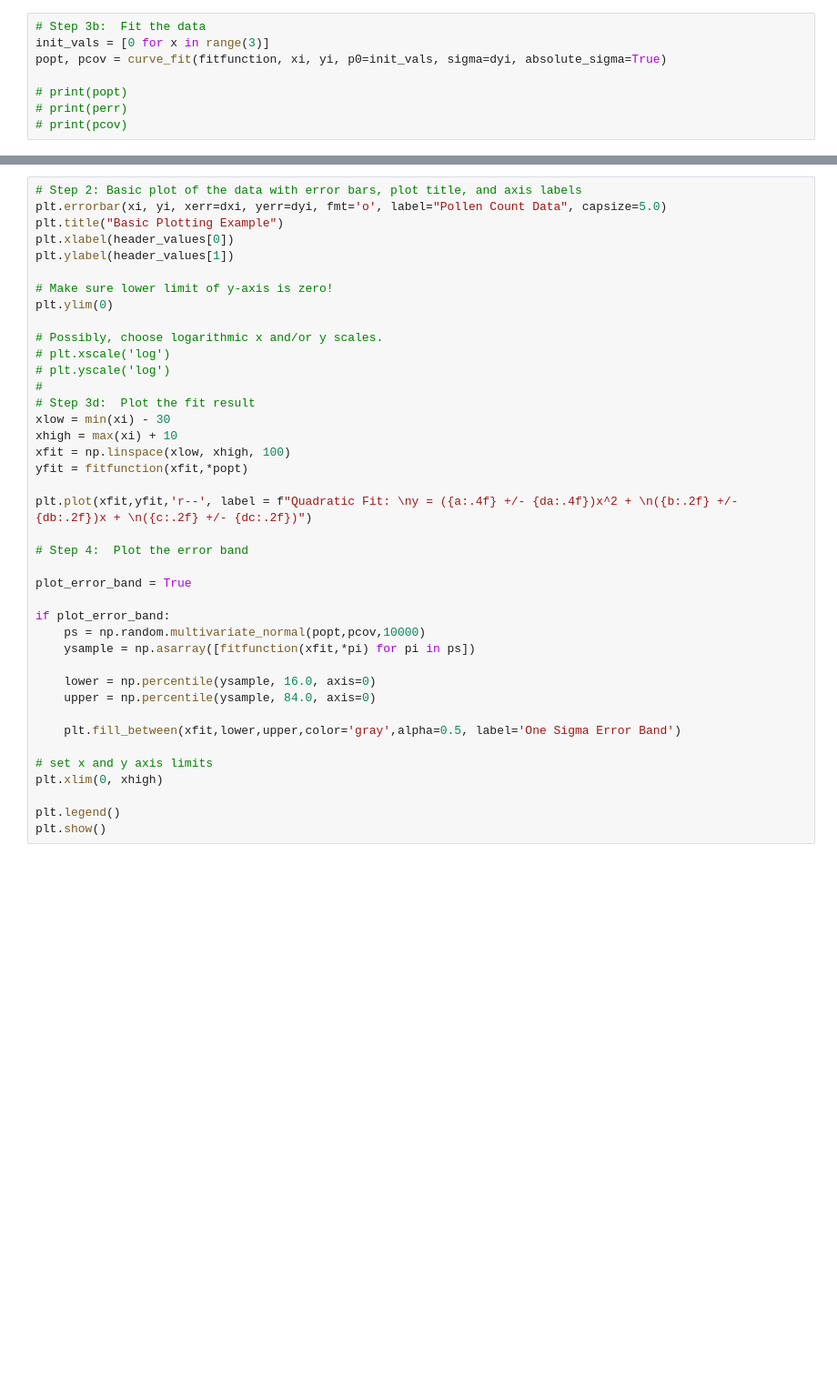
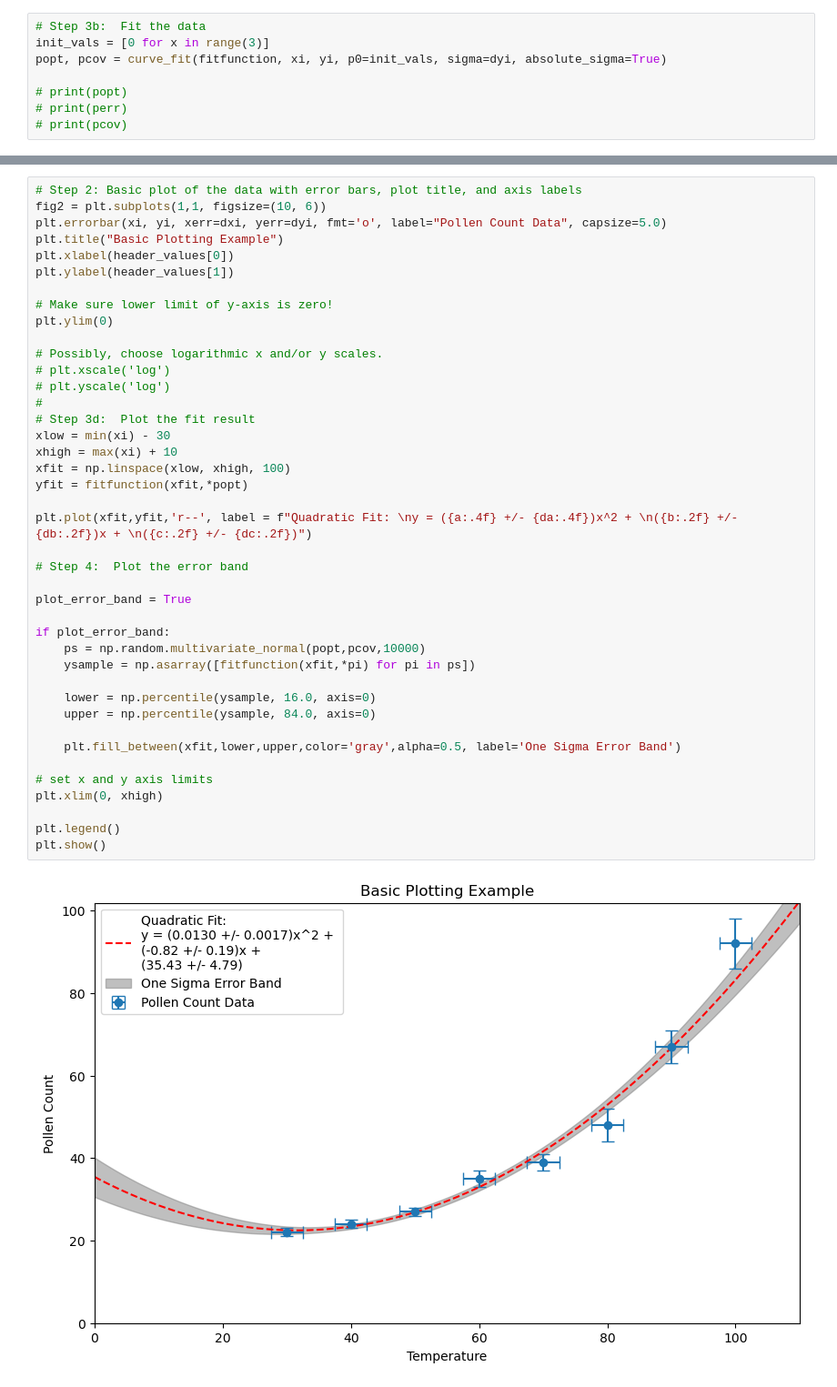
Before and after one commit to brash99/cpsc250, a Jupyter notebook: Week4_Examples/basic_data_plotting.ipynb, the cells around one changed output, grey strips where cells are left out. Shown at 91% size. Cells and saved outputs as stored; diff of their text form; blank space fills up the shorter version.

```diff
--- a/Week4_Examples/basic_data_plotting.ipynb
+++ b/Week4_Examples/basic_data_plotting.ipynb
@@ -61,5 +67,6 @@ print(f'Fit Result: y = ({a:.5f} +/- {da:.5f})x^2 + ({b:.5f} +/- {db:.5f})x + ({
 # %%
 # Step 2: Basic plot of the data with error bars, plot title, and axis labels
+fig2 = plt.subplots(1,1, figsize=(10, 6))
 plt.errorbar(xi, yi, xerr=dxi, yerr=dyi, fmt='o', label="Pollen Count Data", capsize=5.0)
 plt.title("Basic Plotting Example")
 plt.xlabel(header_values[0])
@@ -71,30 +78,32 @@ plt.ylim(0)
 # Possibly, choose logarithmic x and/or y scales.
 # plt.xscale('log')
 # plt.yscale('log')
 #
 # Step 3d:  Plot the fit result
 xlow = min(xi) - 30
 xhigh = max(xi) + 10
 xfit = np.linspace(xlow, xhigh, 100)
 yfit = fitfunction(xfit,*popt)
 
 plt.plot(xfit,yfit,'r--', label = f"Quadratic Fit: \ny = ({a:.4f} +/- {da:.4f})x^2 + \n({b:.2f} +/- {db:.2f})x + \n({c:.2f} +/- {dc:.2f})")
 
 # Step 4:  Plot the error band
 
 plot_error_band = True
 
 if plot_error_band:
     ps = np.random.multivariate_normal(popt,pcov,10000)
     ysample = np.asarray([fitfunction(xfit,*pi) for pi in ps])
 
     lower = np.percentile(ysample, 16.0, axis=0)
     upper = np.percentile(ysample, 84.0, axis=0)
 
     plt.fill_between(xfit,lower,upper,color='gray',alpha=0.5, label='One Sigma Error Band')
 
 # set x and y axis limits
 plt.xlim(0, xhigh)
 
 plt.legend()
 plt.show()
+# %% [output]
+[figure, added]
```
Also changed, not shown: parts of 2 cells of this notebook.
